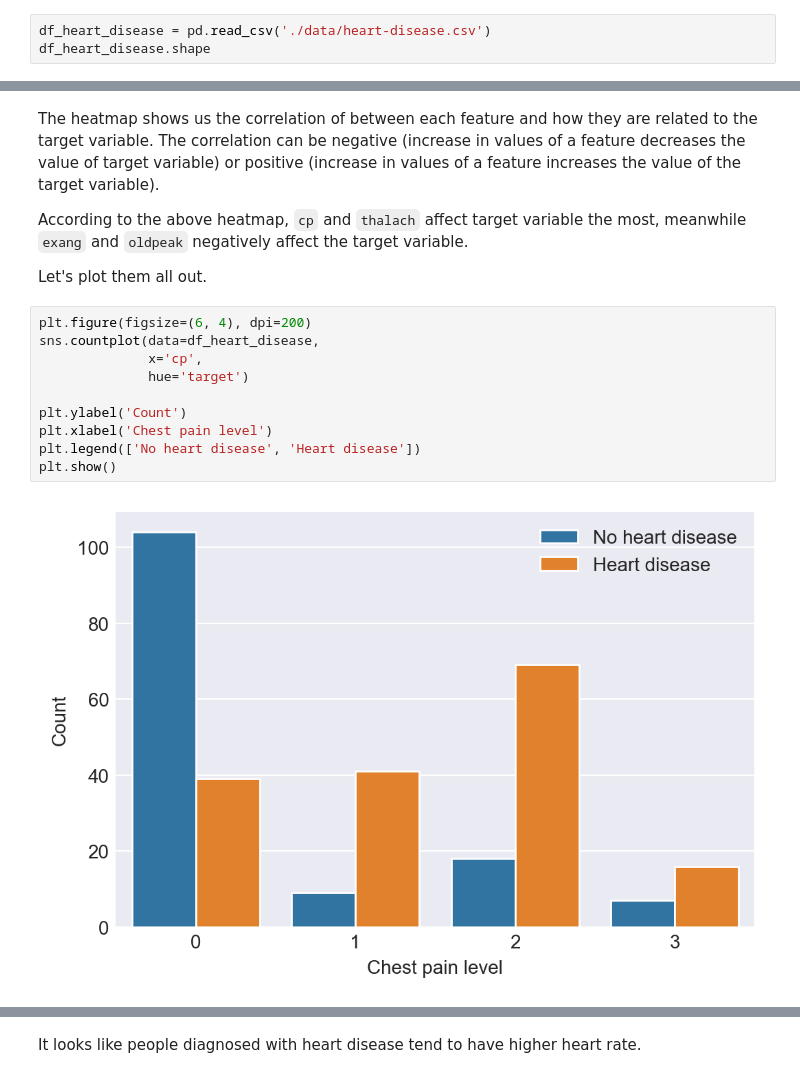
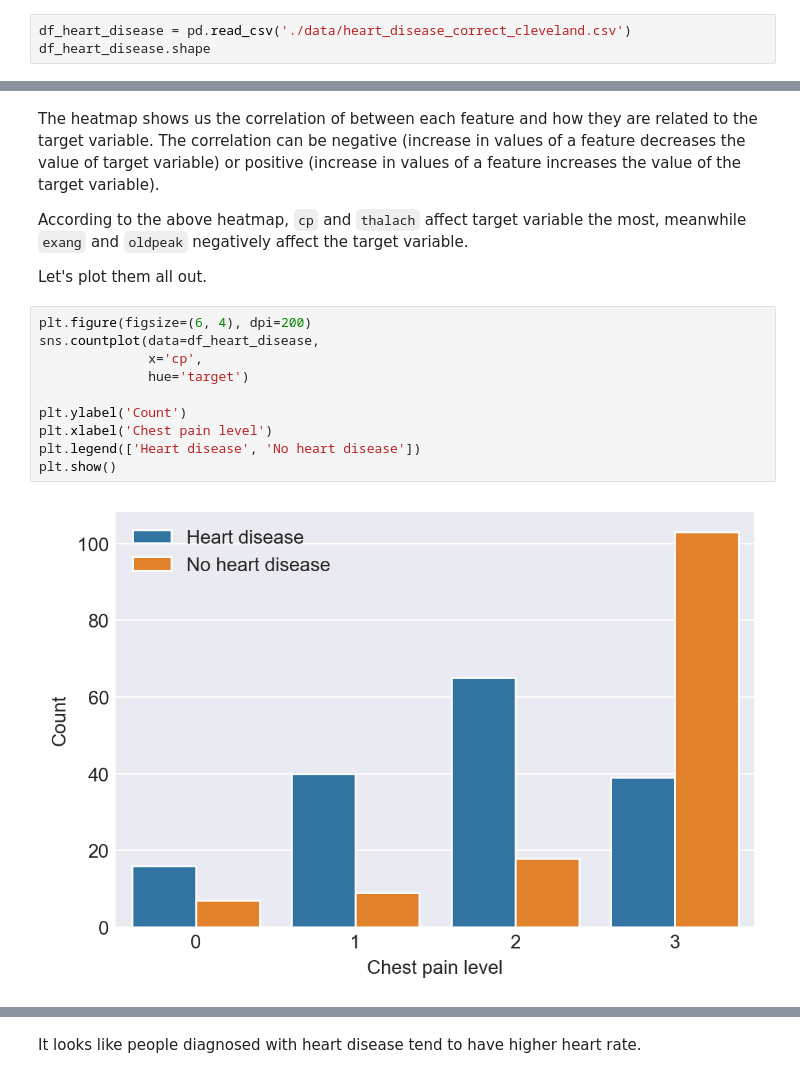
Before and after one commit to Chau-Ngoc/heart_disease_classification_with_gui, a Jupyter notebook: heart_disease_classification.ipynb, the cells around one changed output, grey strips where cells are left out. Cells and saved outputs as stored; diff of their text form.

```diff
--- a/heart_disease_classification.ipynb
+++ b/heart_disease_classification.ipynb
@@ -64,6 +64,6 @@ plt.style.use('seaborn-darkgrid')
 sns.set_style('darkgrid')
 pio.renderers.default = 'notebook_connected'
 # %%
-df_heart_disease = pd.read_csv('./data/heart-disease.csv')
+df_heart_disease = pd.read_csv('./data/heart_disease_correct_cleveland.csv')
 df_heart_disease.shape
 # %% [output]
@@ -235,15 +235,15 @@ Let's plot them all out.
 # %%
 plt.figure(figsize=(6, 4), dpi=200)
 sns.countplot(data=df_heart_disease,
               x='cp',
               hue='target')
 
 plt.ylabel('Count')
 plt.xlabel('Chest pain level')
-plt.legend(['No heart disease', 'Heart disease'])
+plt.legend(['Heart disease', 'No heart disease'])
 plt.show()
 # %% [output]
-[figure, old version]
+[figure, new version]
 # %%
 plt.figure(figsize=(8, 5), dpi=200)
 
```
Also changed, not shown: parts of 37 cells of this notebook, 3 other files.
